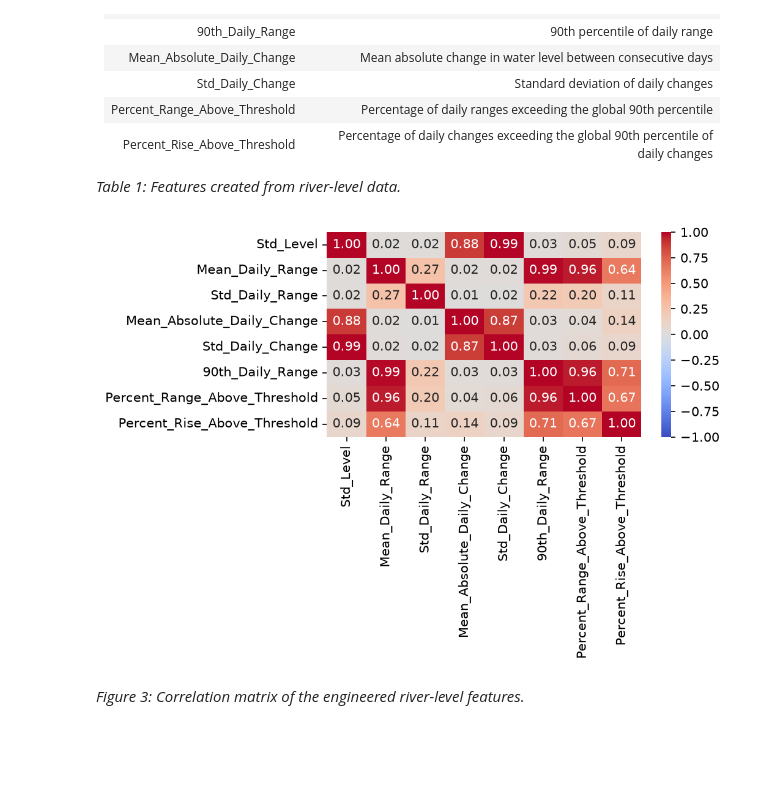
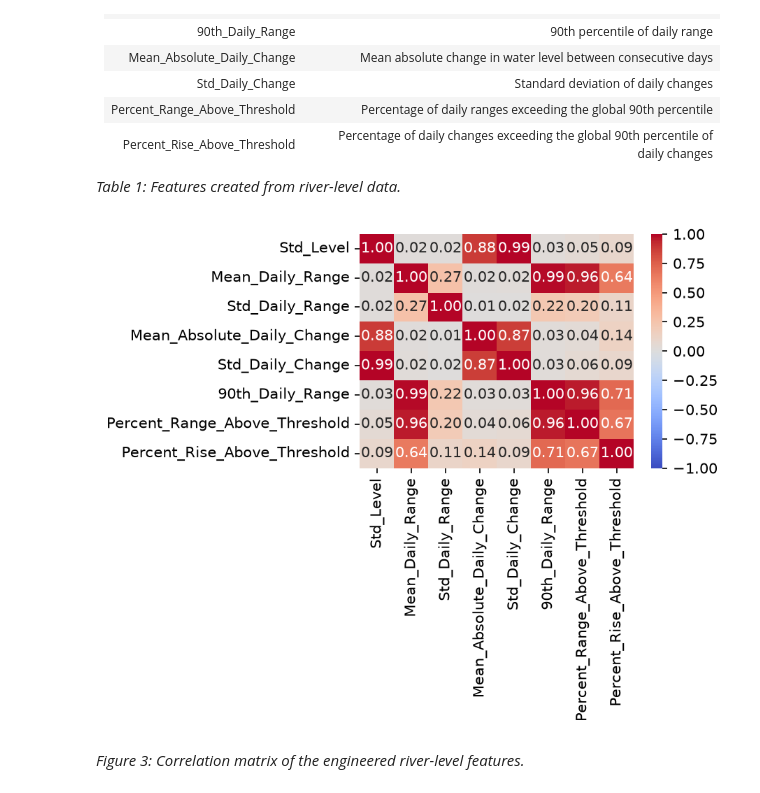
Before and after one commit to Emma-Deyell/MLP-PROJ, a Jupyter notebook: project.ipynb, the cells around one changed output. Saved outputs shown, nothing was run; the diff lists cells and outputs as text; code cells hidden in the pictures; blank space fills up the shorter version.

```diff
--- a/project.ipynb
+++ b/project.ipynb
@@ -194,16 +194,16 @@ df_features = df_features.reset_index()
 # %%
 #Correlation matrix code
 df_visualise = df_features.drop(columns=[
     "Observation_ID", "County", "Station_Name",
     "Latitude", "Longitude"])
 
-plt.figure()
+plt.figure(figsize = (6,5))
 sns.heatmap(df_visualise.corr(), annot=True, cmap="coolwarm",
             fmt=".2f", vmin=-1, vmax=1)
 plt.tight_layout()
 plt.show()
 # %% [output]
-[figure, old version]
+[figure, new version]
 # %% [markdown]
 *Figure 3: Correlation matrix of the engineered river-level features.*
 # %% [markdown]
```
Also changed, not shown: parts of 4 cells of this notebook, 3 other files.
